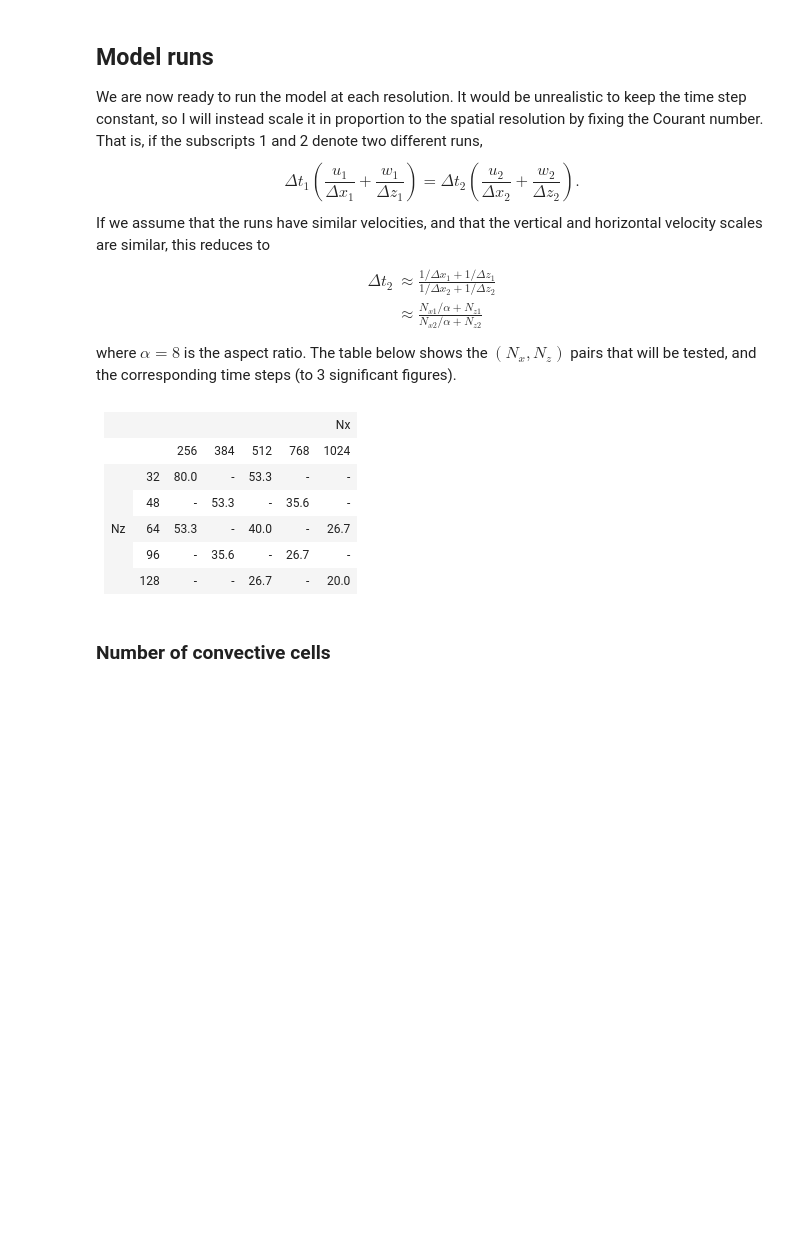
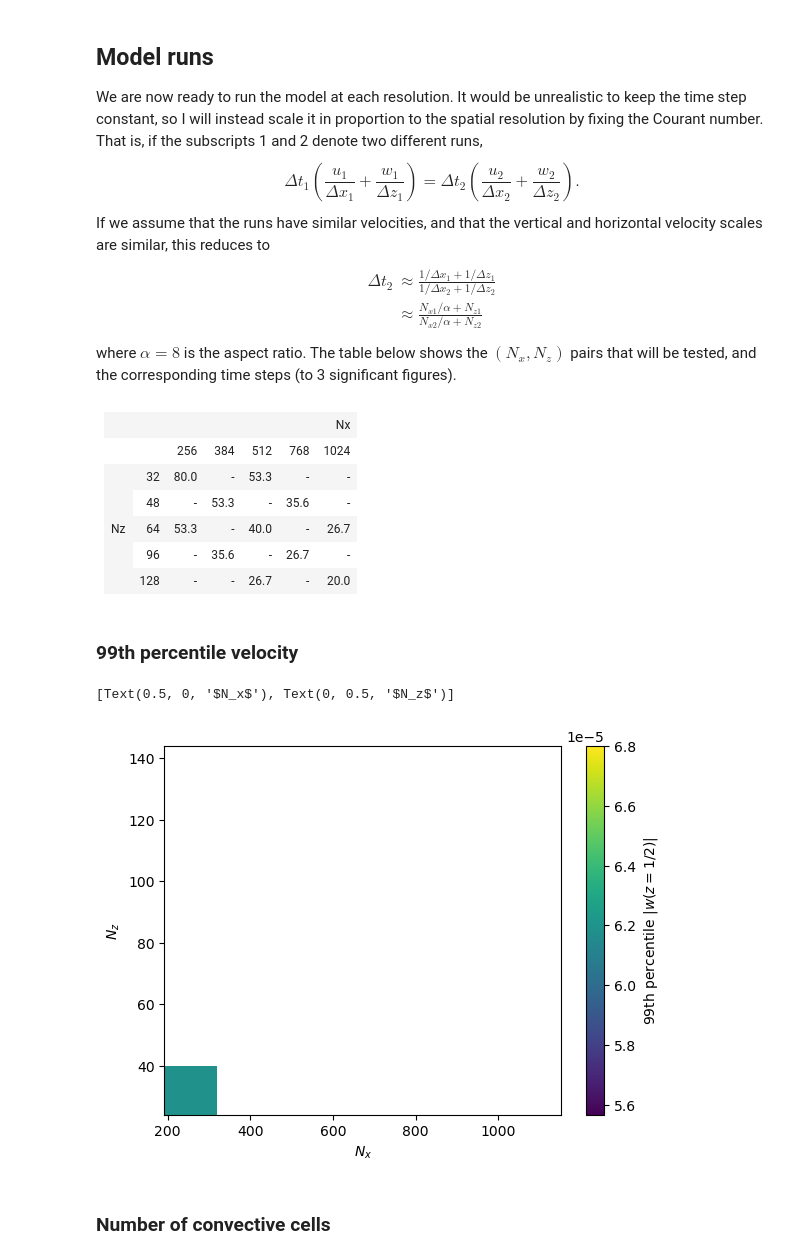
Before and after one commit to tschanzer/honours-project, a Jupyter notebook: notebooks/resolution_tests.ipynb, the cells around one changed output. Cells and saved outputs as stored; diff of their text form; code cells hidden in the pictures; blank space fills up the shorter version.

```diff
--- a/notebooks/resolution_tests.ipynb
+++ b/notebooks/resolution_tests.ipynb
@@ -196,6 +197,32 @@ where $\alpha = 8$ is the aspect ratio. The table below shows the $(N_x, N_z)$ p
   </tr>
 </tbody>
 </table>
+# %% [markdown]
+### 99th percentile velocity
+# %%
+def w_99(nx, nz):
+    files = glob.glob(
+        f'../data/restest_{nx:d}_{nz:d}/restest_{nx:d}_{nz:d}_s*.nc')
+    if len(files) == 0:
+        return np.nan
+    data = xr.open_mfdataset(files)
+    w_sample = data.w[data.t >= 1e6].interp(z=0.5)
+    return np.abs(w_sample).quantile(0.99)
+
+nx = [256, 384, 512, 768, 1024]
+nz = [32, 48, 64, 96, 128]
+nx = xr.DataArray(nx, coords=[nx], dims=['nx'])
+nz = xr.DataArray(nz, coords=[nz], dims=['nz'])
+
+percentiles = xr.apply_ufunc(w_99, nx, nz, vectorize=True)
+# %%
+fig, ax = plt.subplots()
+mesh = ax.pcolormesh(percentiles.nx, percentiles.nz, percentiles)
+fig.colorbar(mesh, ax=ax, label='99th percentile $|w(z=1/2)|$')
+ax.set(xlabel='$N_x$', ylabel='$N_z$')
+# %% [output]
+[Text(0.5, 0, '$N_x$'), Text(0, 0.5, '$N_z$')]
+[figure, added]
 # %% [markdown]
 ### Number of convective cells
 # %%
```
Also changed, not shown: parts of 9 cells of this notebook.
